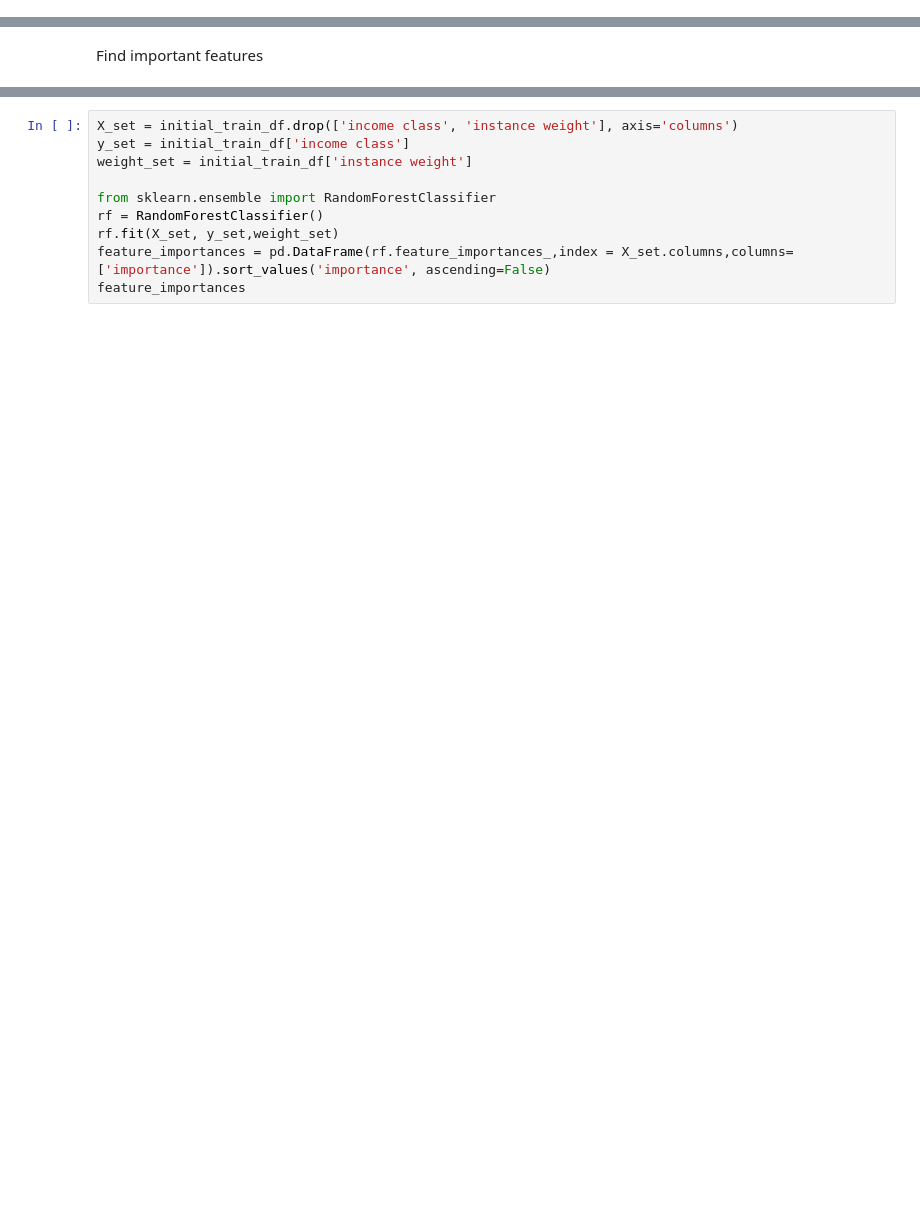
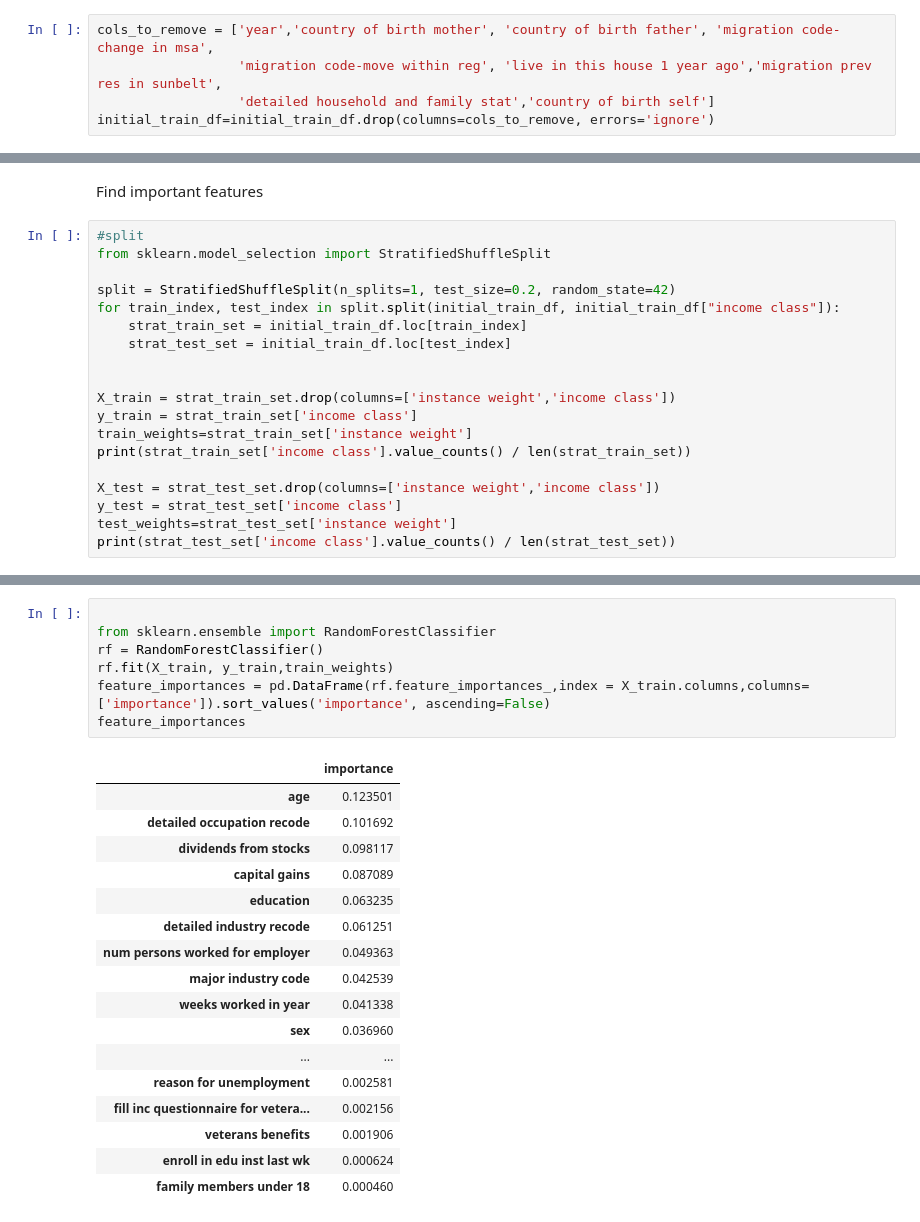
Before and after one commit to studorache/MLC, a Jupyter notebook: MLC.ipynb, the cells around one changed output, grey strips where cells are left out. Drawn from its saved outputs; the diff is of its cells as text; blank space fills up the shorter version.

```diff
--- a/MLC.ipynb
+++ b/MLC.ipynb
@@ -80,3 +100,8 @@ initial_train_df.columns = col_names
+# %%
+cols_to_remove = ['year','country of birth mother', 'country of birth father', 'migration code-change in msa',
+                  'migration code-move within reg', 'live in this house 1 year ago','migration prev res in sunbelt',
+                  'detailed household and family stat','country of birth self']
+initial_train_df=initial_train_df.drop(columns=cols_to_remove, errors='ignore')
 # %%
 categories_to_encode = ["class of worker", "education", "enroll in edu inst last wk", "marital stat",
                        "major industry code", "major occupation code", "race", "hispanic origin", "sex",
@@ -129,2 +143,21 @@ initial_train_df=initial_train_df.drop(columns=cols_to_remove, errors='ignore')
 # %% [markdown]
 Find important features
+# %%
+#split
+from sklearn.model_selection import StratifiedShuffleSplit
+
+split = StratifiedShuffleSplit(n_splits=1, test_size=0.2, random_state=42)
+for train_index, test_index in split.split(initial_train_df, initial_train_df["income class"]):
+    strat_train_set = initial_train_df.loc[train_index]
+    strat_test_set = initial_train_df.loc[test_index]
+
+
+X_train = strat_train_set.drop(columns=['instance weight','income class'])
+y_train = strat_train_set['income class']
+train_weights=strat_train_set['instance weight']
+print(strat_train_set['income class'].value_counts() / len(strat_train_set))
+
+X_test = strat_test_set.drop(columns=['instance weight','income class'])
+y_test = strat_test_set['income class']
+test_weights=strat_test_set['instance weight']
+print(strat_test_set['income class'].value_counts() / len(strat_test_set))
@@ -131,13 +171,28 @@ Find important features
 # %%
-X_set = initial_train_df.drop(['income class', 'instance weight'], axis='columns')
-y_set = initial_train_df['income class']
-weight_set = initial_train_df['instance weight']
 
 from sklearn.ensemble import RandomForestClassifier
 rf = RandomForestClassifier()
-rf.fit(X_set, y_set,weight_set)
-feature_importances = pd.DataFrame(rf.feature_importances_,index = X_set.columns,columns=['importance']).sort_values('importance', ascending=False)
+rf.fit(X_train, y_train,train_weights)
+feature_importances = pd.DataFrame(rf.feature_importances_,index = X_train.columns,columns=['importance']).sort_values('importance', ascending=False)
 feature_importances
+# %% [output]
+|  | importance |
+| age | 0.123501 |
+| detailed occupation recode | 0.101692 |
+| dividends from stocks | 0.098117 |
+| capital gains | 0.087089 |
+| education | 0.063235 |
+| detailed industry recode | 0.061251 |
+| num persons worked for employer | 0.049363 |
+| major industry code | 0.042539 |
+| weeks worked in year | 0.041338 |
+| sex | 0.036960 |
+| ... | ... |
+| reason for unemployment | 0.002581 |
+| fill inc questionnaire for vetera... | 0.002156 |
+| veterans benefits | 0.001906 |
+| enroll in edu inst last wk | 0.000624 |
+| family members under 18 | 0.000460 |
 # %%
 number_of_important_features = 15
 important_features = feature_importances.iloc[0:number_of_important_features].index.values
```
Also changed, not shown: parts of 13 cells of this notebook.
